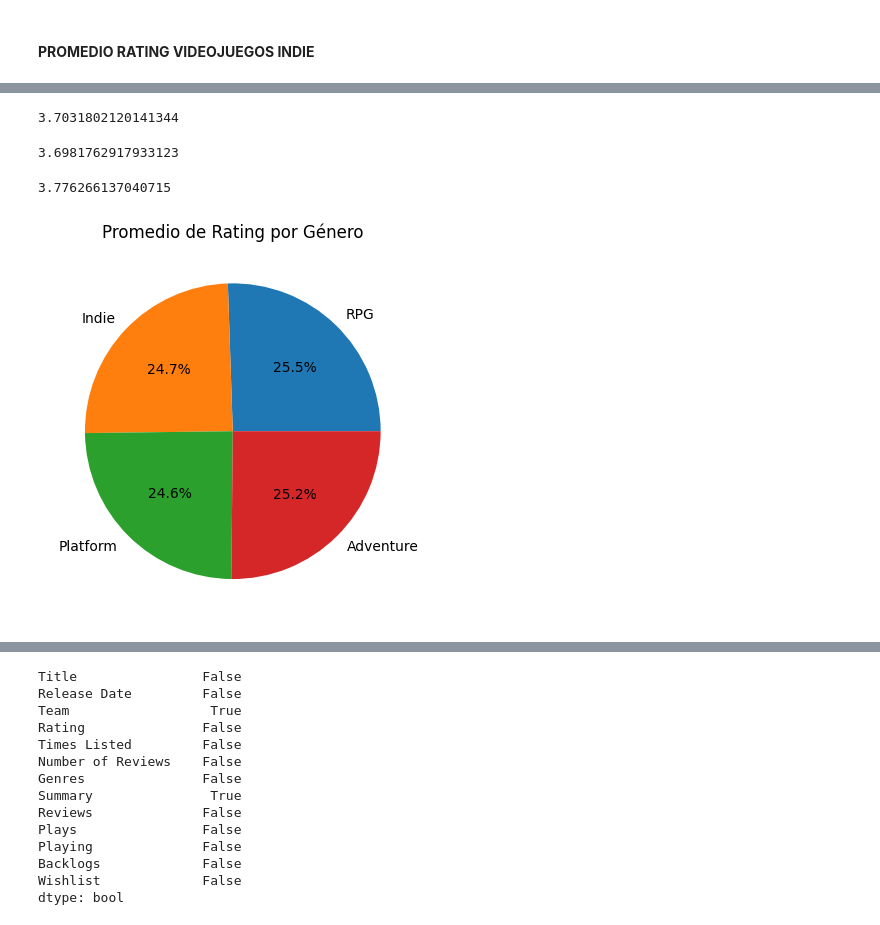
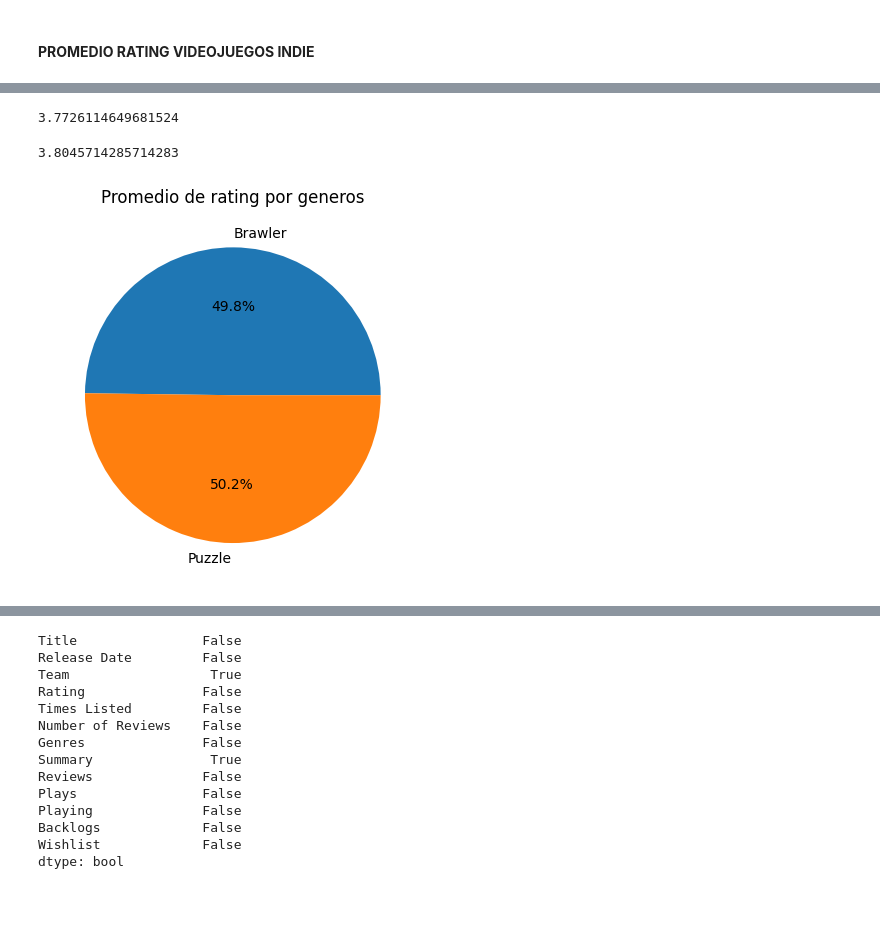
Before and after one commit to francoS18/python-1-semestre, a Jupyter notebook: Jupyter/04-pandas.ipynb, the cells around one changed output, grey strips where cells are left out. Cells and saved outputs as stored; diff of their text form; code cells hidden in the pictures.

```diff
--- a/Jupyter/04-pandas.ipynb
+++ b/Jupyter/04-pandas.ipynb
@@ -214,19 +241,12 @@ promedio_RPG
 # %%
-ratings_Indie = data_sin_nulos[data_sin_nulos['Genres'].apply(lambda x: 'Indie' in x)]['Rating']
-promedio_Indie = ratings_Indie.mean()
-
-promedio_Indie
+rating_Brawler = data_sin_nulos[data_sin_nulos['Genres'].apply(lambda x: 'Brawler' in x)]['Rating']
+promedio_Brawler = rating_Brawler.mean()
+promedio_Brawler
 # %% [output]
-3.7031802120141344
+3.7726114649681524
 # %%
-rating_platform = data_sin_nulos[data_sin_nulos['Genres'].apply(lambda x:'Platform' in x)]['Rating']
-promedio_platform = rating_platform.mean()
-promedio_platform
+rating_Puzzle = data_sin_nulos[data_sin_nulos['Genres'].apply(lambda x: 'Puzzle' in x)]['Rating']
+promedio_puzzle = rating_Puzzle.mean()
+promedio_puzzle
 # %% [output]
-3.6981762917933123
+3.8045714285714283
-# %%
-rating_adventure = data_sin_nulos[data_sin_nulos['Genres'].apply(lambda x:'Adventure' in x)]['Rating']
-promedio_adventure = rating_adventure.mean()
-promedio_adventure
-# %% [output]
-3.776266137040715
@@ -237,11 +253,11 @@ dataset_promedios = pd.DataFrame({'Género': ['RPG', 'Indie', 'Platform', 'Adven
-# %%
-# plt.pie crea graficos circulares
-# autopct: es una cadena de formato que especifica como se mostraran los porcentajes en el grafico circular.
-plt.pie(dataset_promedios['Promedio'], labels=dataset_promedios['Género'], autopct='%1.1f%%')
-plt.title('Promedio de Rating por Género')
-plt.show()
-# %% [output]
-[figure, removed]
+# %%
+dataset_promedios2 = pd.DataFrame({'Genero': ['Brawler', 'Puzzle'], 'Promedio' : [promedio_Brawler, promedio_puzzle]})
+# %%
+plt.pie(dataset_promedios2['Promedio'], labels = dataset_promedios2['Genero'], autopct= '%1.1f%%')
+plt.title('Promedio de rating por generos')
+plt.show()
+# %% [output]
+[figure, added]
 # %%
 datos2['Rating'] = datos2['Rating'].fillna(0)
 datos2
```
Also changed, not shown: parts of 6 cells of this notebook, 16 other files.
